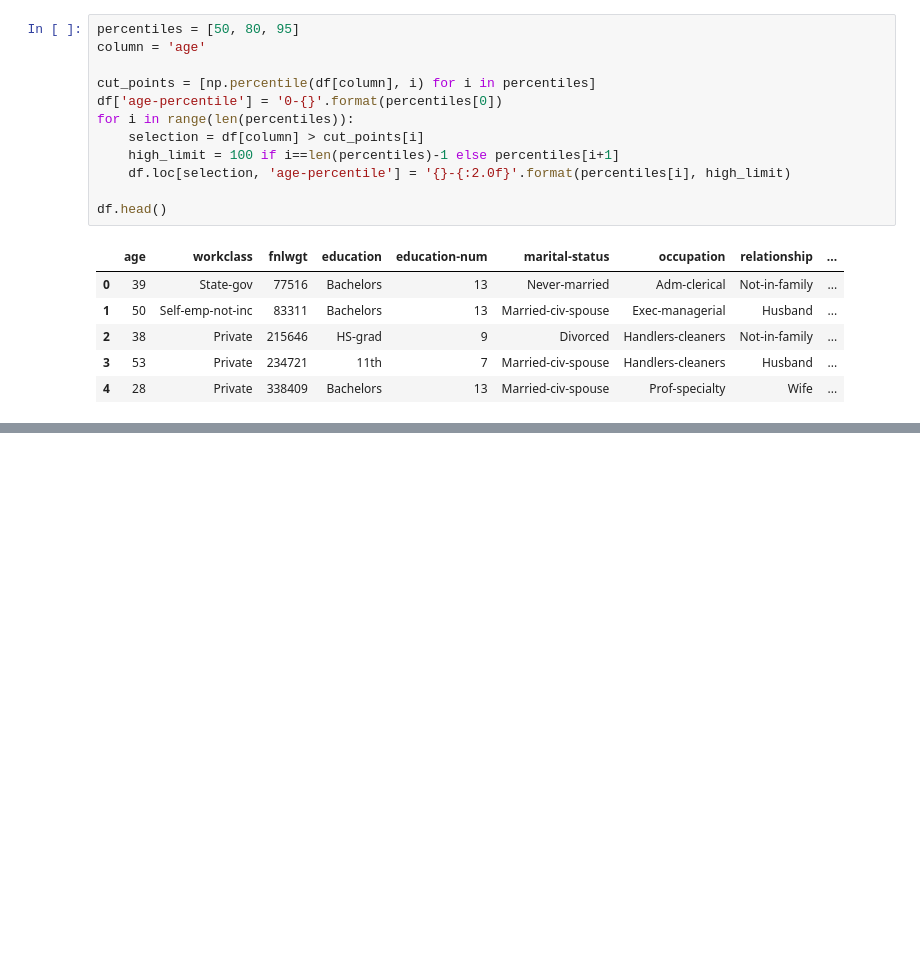
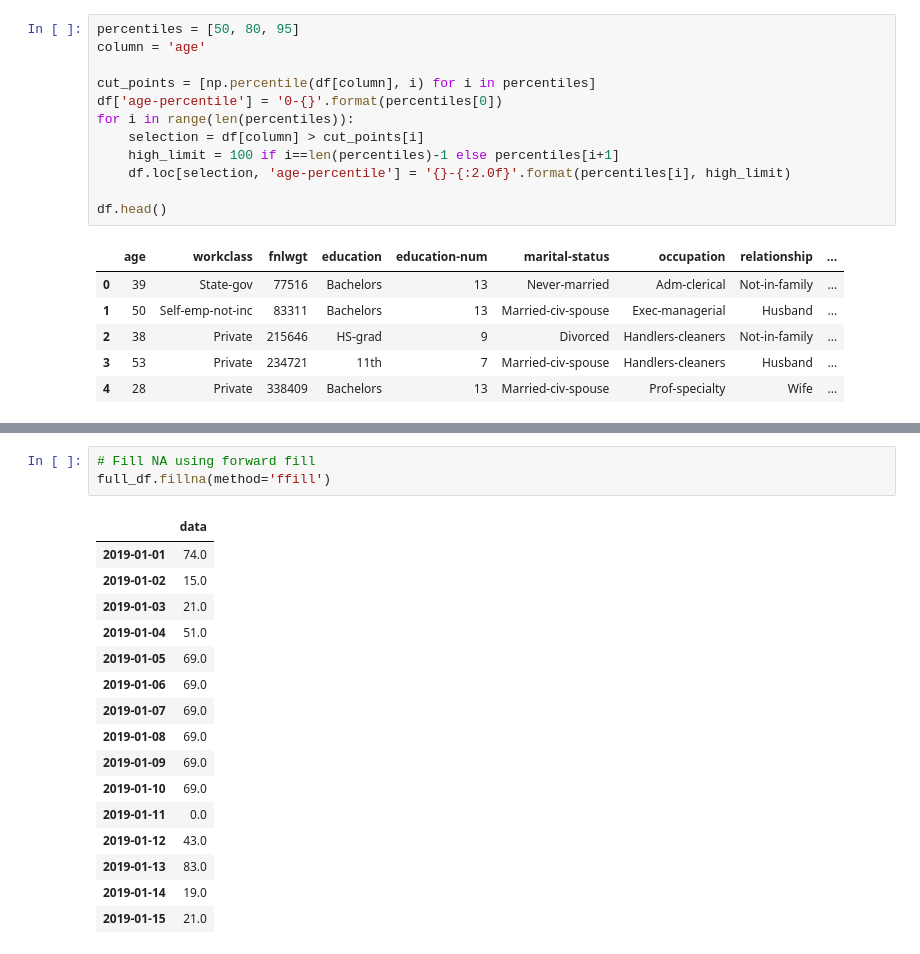
Before and after one commit to jspoelstra/notebooks, a Jupyter notebook: PandasHacks.ipynb, the cells around one changed output, grey strips where cells are left out. Drawn from its saved outputs; the diff is of its cells as text; blank space fills up the shorter version.

```diff
--- a/PandasHacks.ipynb
+++ b/PandasHacks.ipynb
@@ -443,0 +496,20 @@ df.head()
+# %%
+# Fill NA using forward fill
+full_df.fillna(method='ffill')
+# %% [output]
+|  | data |
+| 2019-01-01 | 74.0 |
+| 2019-01-02 | 15.0 |
+| 2019-01-03 | 21.0 |
+| 2019-01-04 | 51.0 |
+| 2019-01-05 | 69.0 |
+| 2019-01-06 | 69.0 |
+| 2019-01-07 | 69.0 |
+| 2019-01-08 | 69.0 |
+| 2019-01-09 | 69.0 |
+| 2019-01-10 | 69.0 |
+| 2019-01-11 | 0.0 |
+| 2019-01-12 | 43.0 |
+| 2019-01-13 | 83.0 |
+| 2019-01-14 | 19.0 |
+| 2019-01-15 | 21.0 |
```
Also changed, not shown: parts of 7 cells of this notebook.
